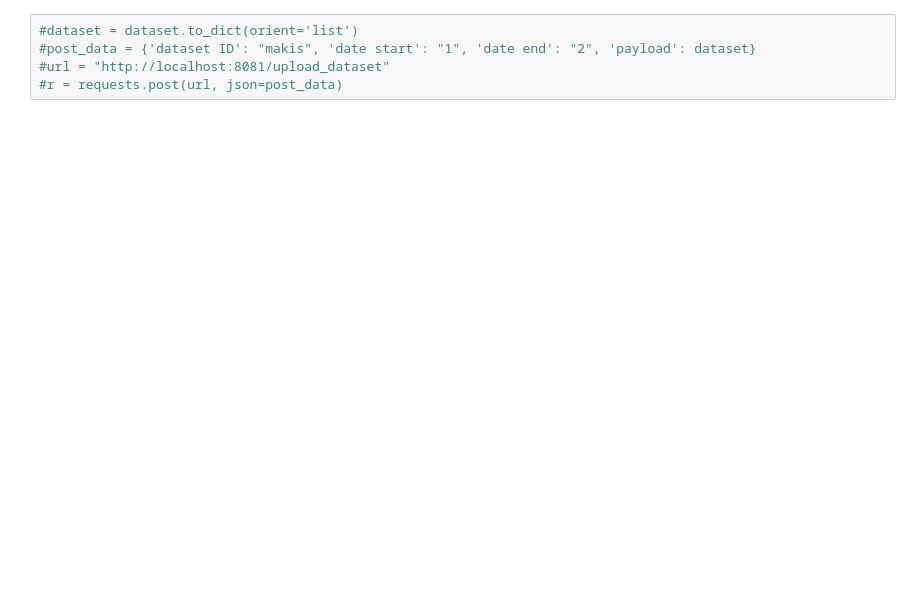
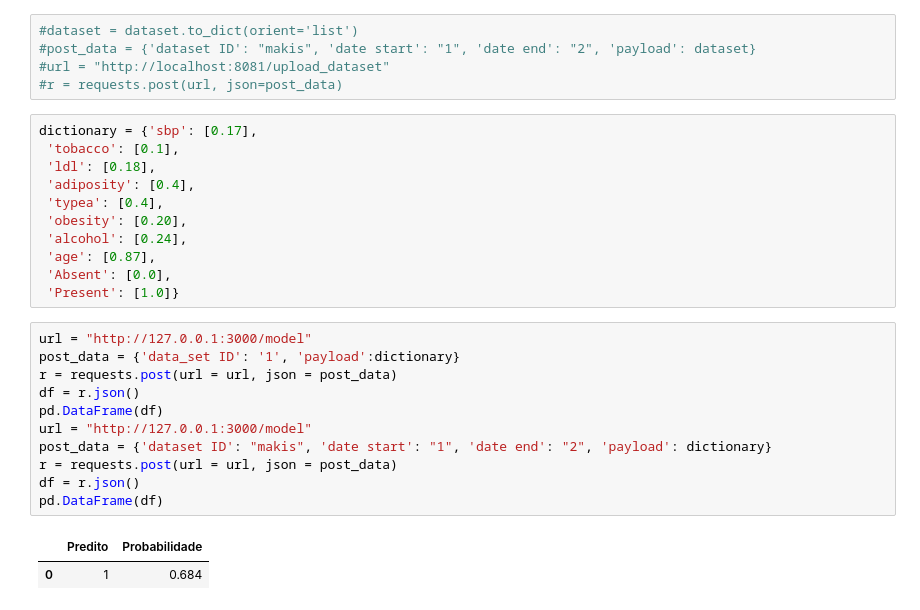
Before and after one commit to Havyx/Pocket_Manual_Jupyter_Notebooks, a Jupyter notebook: savio_regressao_logistica.ipynb, the cells around one changed output. Saved outputs shown, nothing was run; the diff lists cells and outputs as text; blank space fills up the shorter version.

```diff
--- a/savio_regressao_logistica.ipynb
+++ b/savio_regressao_logistica.ipynb
@@ -346,3 +356,28 @@ pd.DataFrame(df)
 #post_data = {'dataset ID': "makis", 'date start': "1", 'date end': "2", 'payload': dataset}
 #url = "http://localhost:8081/upload_dataset"
 #r = requests.post(url, json=post_data)
+# %%
+dictionary = {'sbp': [0.17],
+ 'tobacco': [0.1],
+ 'ldl': [0.18],
+ 'adiposity': [0.4],
+ 'typea': [0.4],
+ 'obesity': [0.20],
+ 'alcohol': [0.24],
+ 'age': [0.87],
+ 'Absent': [0.0],
+ 'Present': [1.0]}
+# %%
+url = "http://127.0.0.1:3000/model"
+post_data = {'data_set ID': '1', 'payload':dictionary}
+r = requests.post(url = url, json = post_data)
+df = r.json()
+pd.DataFrame(df)
+url = "http://127.0.0.1:3000/model"
+post_data = {'dataset ID': "makis", 'date start': "1", 'date end': "2", 'payload': dictionary}
+r = requests.post(url = url, json = post_data)
+df = r.json()
+pd.DataFrame(df)
+# %% [output]
+|  | Predito | Probabilidade |
+| 0 | 1 | 0.684 |
```
Also changed, not shown: parts of 2 cells of this notebook.
